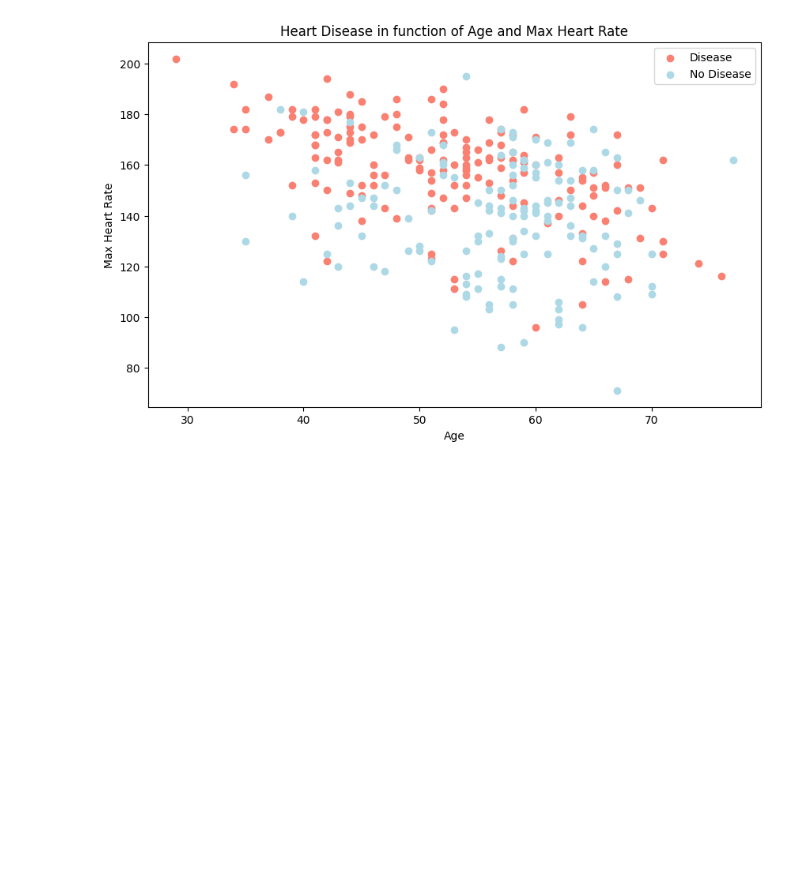
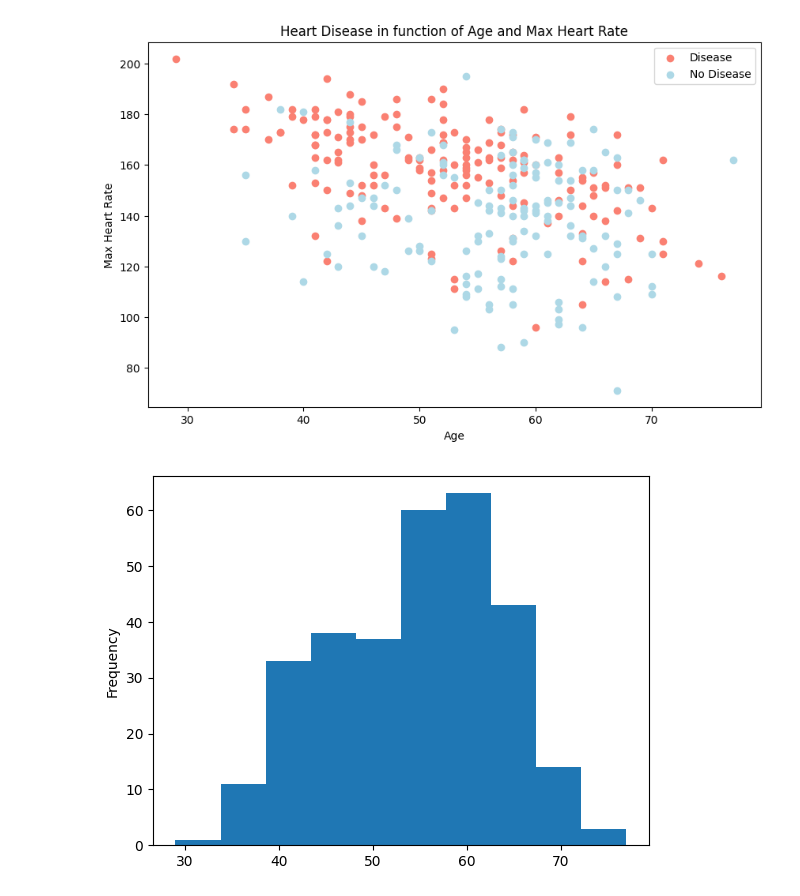
Before and after one commit to LochanaBandara03/heart-disease-classification, a Jupyter notebook: heart_disease_predict.ipynb, the cells around one changed output. Cells and saved outputs as stored; diff of their text form; code cells hidden in the pictures; blank space fills up the shorter version.

```diff
--- a/heart_disease_predict.ipynb
+++ b/heart_disease_predict.ipynb
@@ -204,3 +204,8 @@ plt.legend(["Disease", "No Disease"])
 # %% [output]
 <matplotlib.legend.Legend at 0x...>
 [figure]
+# %%
+#Check the age distribution using histogram
+df.age.plot.hist();
+# %% [output]
+[figure, added]
```
Also changed, not shown: parts of 11 cells of this notebook.
